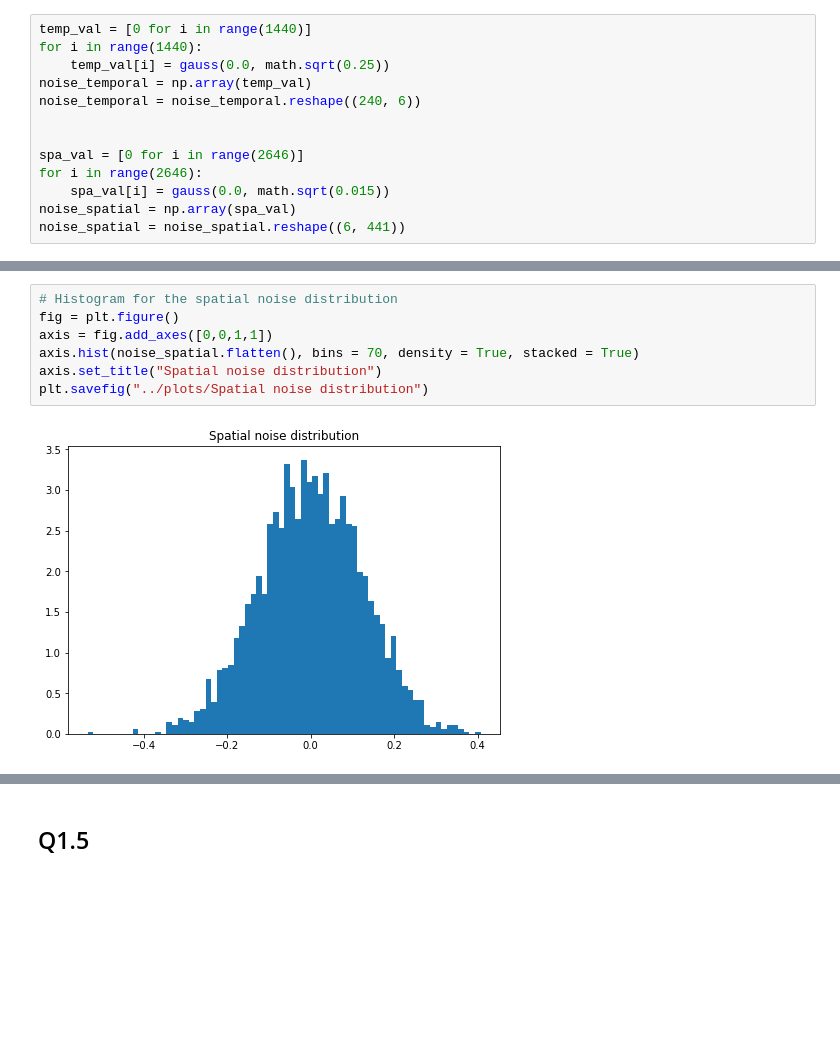
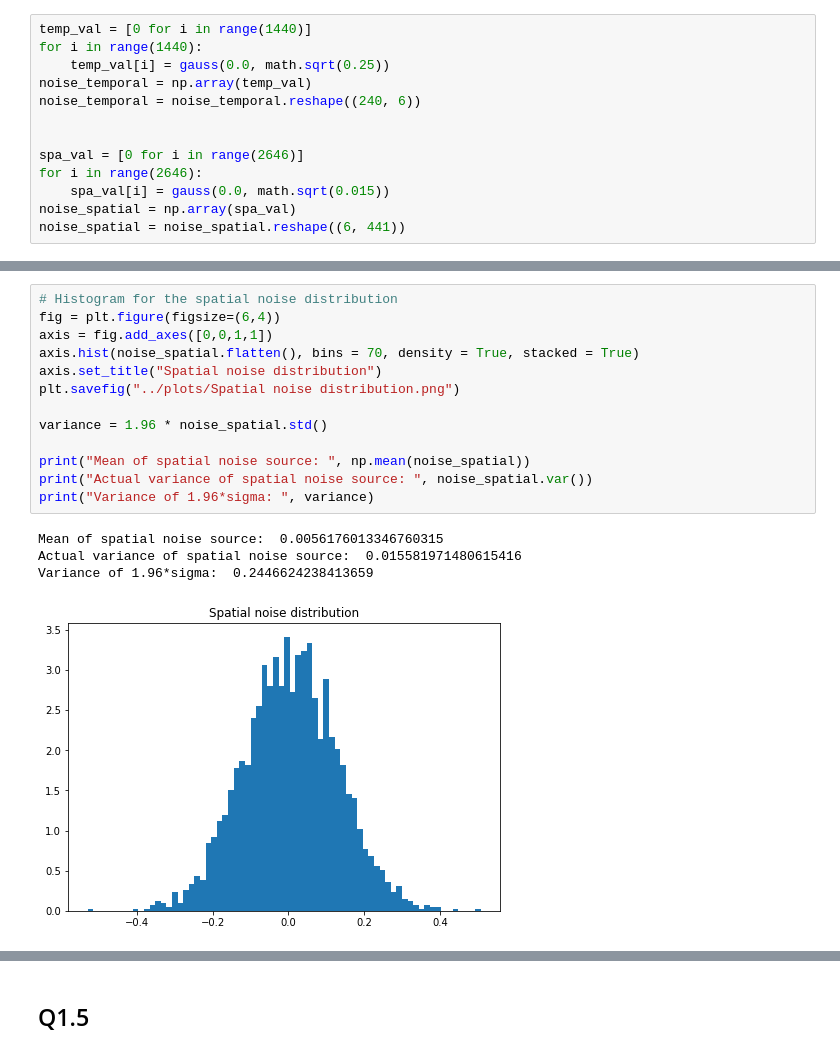
Before and after one commit to wailamw/mast30034_2021_s2_assignment_1-wailamw, a Jupyter notebook: code/Assignment 1.ipynb, the cells around one changed output, grey strips where cells are left out. Saved outputs shown, nothing was run; the diff lists cells and outputs as text; blank space fills up the shorter version.

```diff
--- a/code/Assignment 1.ipynb
+++ b/code/Assignment 1.ipynb
@@ -189,12 +217,21 @@ plt.savefig("../plots/Temporal noise distribution")
 # %%
 # Histogram for the spatial noise distribution
-fig = plt.figure()
+fig = plt.figure(figsize=(6,4))
 axis = fig.add_axes([0,0,1,1])
 axis.hist(noise_spatial.flatten(), bins = 70, density = True, stacked = True)
 axis.set_title("Spatial noise distribution")
-plt.savefig("../plots/Spatial noise distribution")
+plt.savefig("../plots/Spatial noise distribution.png")
+
+variance = 1.96 * noise_spatial.std()
+
+print("Mean of spatial noise source: ", np.mean(noise_spatial))
+print("Actual variance of spatial noise source: ", noise_spatial.var())
+print("Variance of 1.96*sigma: ", variance)
 # %% [output]
+Mean of spatial noise source:  0.0056176013346760315
+Actual variance of spatial noise source:  0.015581971480615416
+Variance of 1.96*sigma:  0.2446624238413659
-[figure, old version]
+[figure, new version]
 # %%
 # Check whether the normal distributions fulfills the mean and variance of 1.96*sigma
 # visualising the correlation between the temporal noise and spatial noise
```
Also changed, not shown: parts of 10 cells of this notebook, 10 other files.
